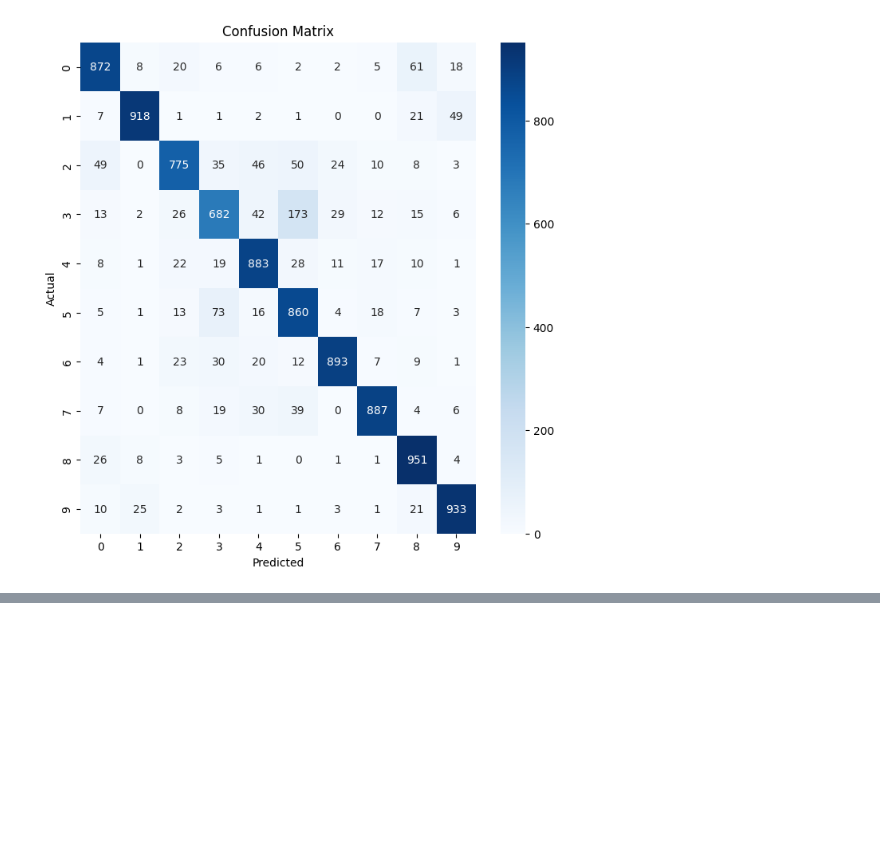
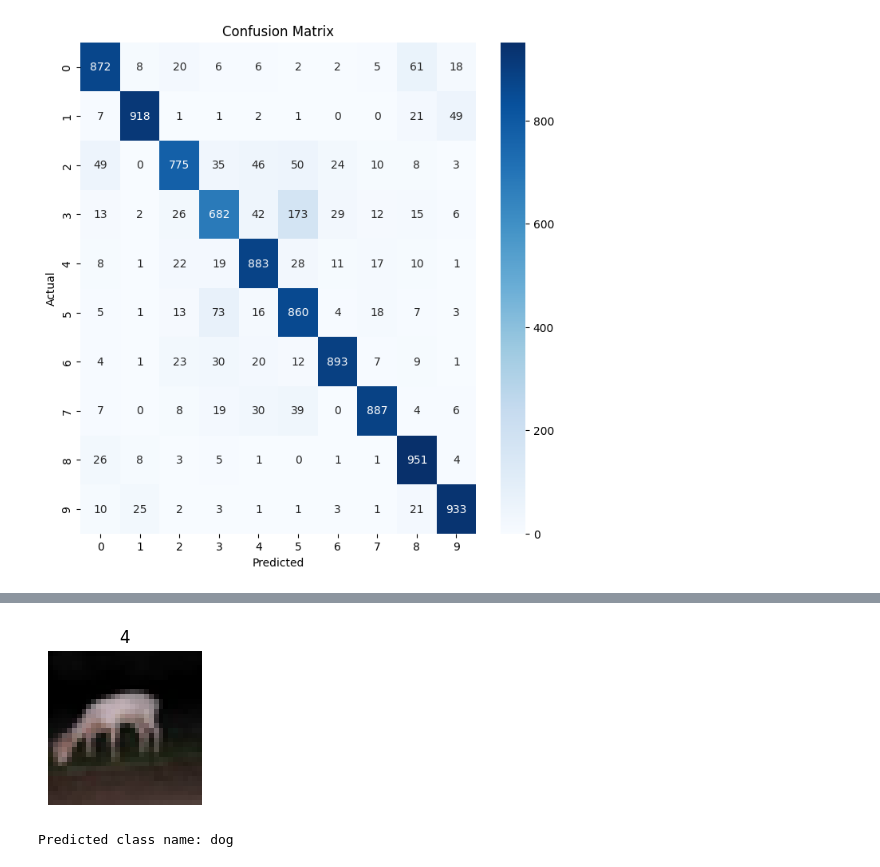
Before and after one commit to carlosmada22/images_classifier, a Jupyter notebook: Convolutional_NN.ipynb, the cells around one changed output, grey strips where cells are left out. Saved outputs shown, nothing was run; the diff lists cells and outputs as text; code cells hidden in the pictures; blank space fills up the shorter version.

Commit message:
Added prediction test

```diff
--- a/Convolutional_NN.ipynb
+++ b/Convolutional_NN.ipynb
@@ -553,0 +576,50 @@ plt.show()
+# %%
+rand_image = np.random.randint(0, 2000)
+
+figure = plt.figure(figsize=(4, 2))
+
+image, label = train_dataset[rand_image]
+
+image = image * 0.5 + 0.5  # Reverse the normalization (0.5 mean, 0.5 std)
+
+plt.imshow(image.permute(1, 2, 0))
+plt.title(label)
+plt.axis("off")
+plt.show()
+
+# Convert from Tensor to NumPy and transpose the channels (C, H, W) -> (H, W, C)
+ # For RGB images, no need to use cmap="gray"
+# %% [output]
+[figure, added]
+# %%
+# Load the image and convert to RGB if it's grayscale
+image = Image.open('data/sample_image-1.png').convert('RGB')
+
+# Define transformations
+transform = transforms.Compose([
+    transforms.Resize((32, 32)),   # Resize to match model input size
+    transforms.ToTensor(),
+    transforms.Normalize((0.5, 0.5, 0.5), (0.5, 0.5, 0.5))  # Normalize for 3 channels (R, G, B)
+])
+
+# Apply the transformations to the image
+image = transform(image)
+image = image.unsqueeze(0)  # Add batch dimension
+
+# Move the model and image to the same device
+device = torch.device('cuda' if torch.cuda.is_available() else 'cpu')
+model = model.to(device)
+image = image.to(device)
+
+# Predict
+with torch.no_grad():
+    output = model(image)  # Forward pass
+    _, predicted = torch.max(output, 1)  # Get the index of the class with the highest score
+
+# CIFAR-10 classes
+class_names = ['plane', 'car', 'bird', 'cat', 'deer', 'dog', 'frog', 'horse', 'ship', 'truck']
+
+# Print the predicted class name
+print(f'Predicted class name: {class_names[predicted.item()]}')
+# %% [output]
+Predicted class name: dog
```
Also changed, not shown: parts of 3 cells of this notebook.
